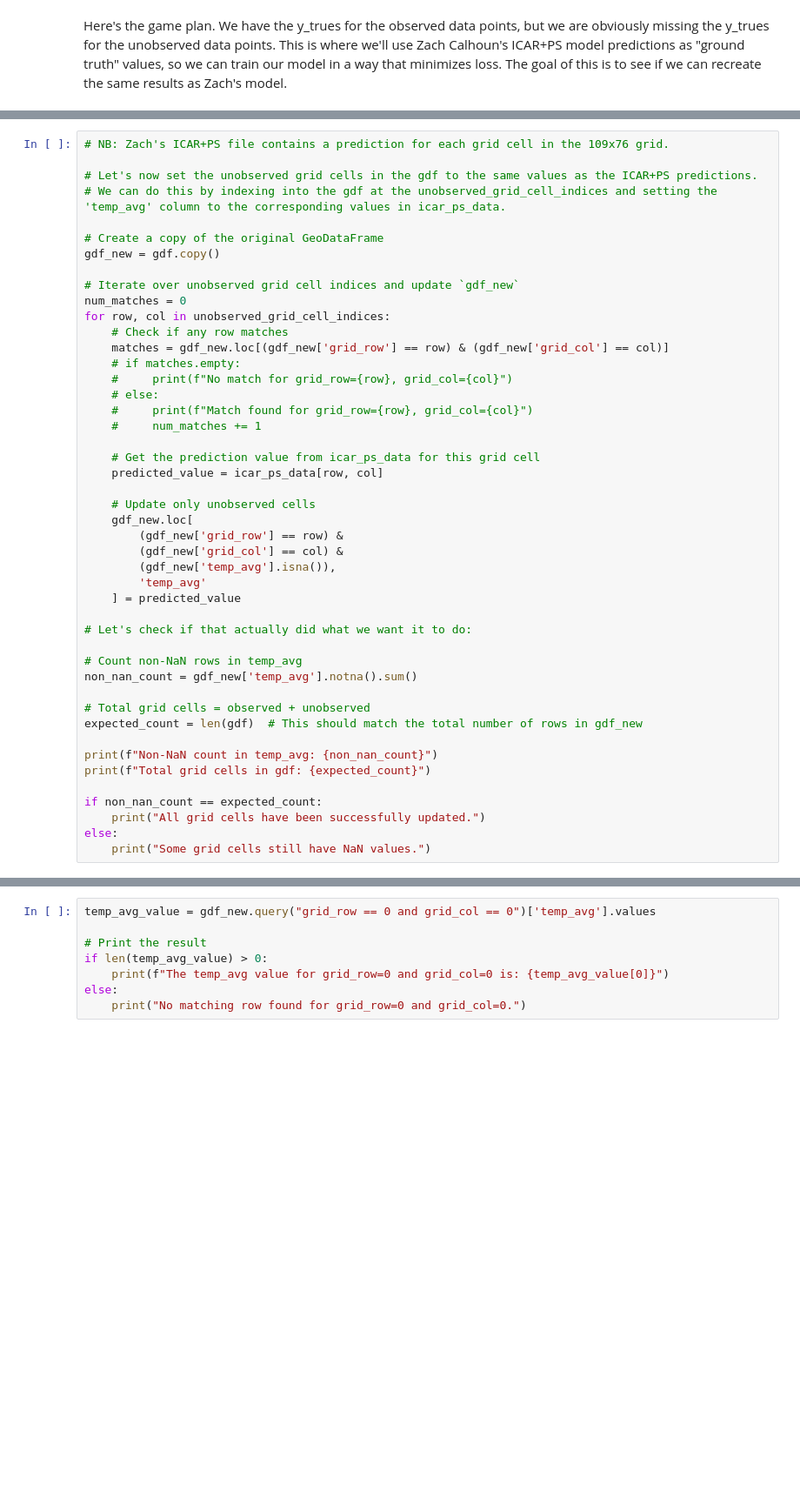
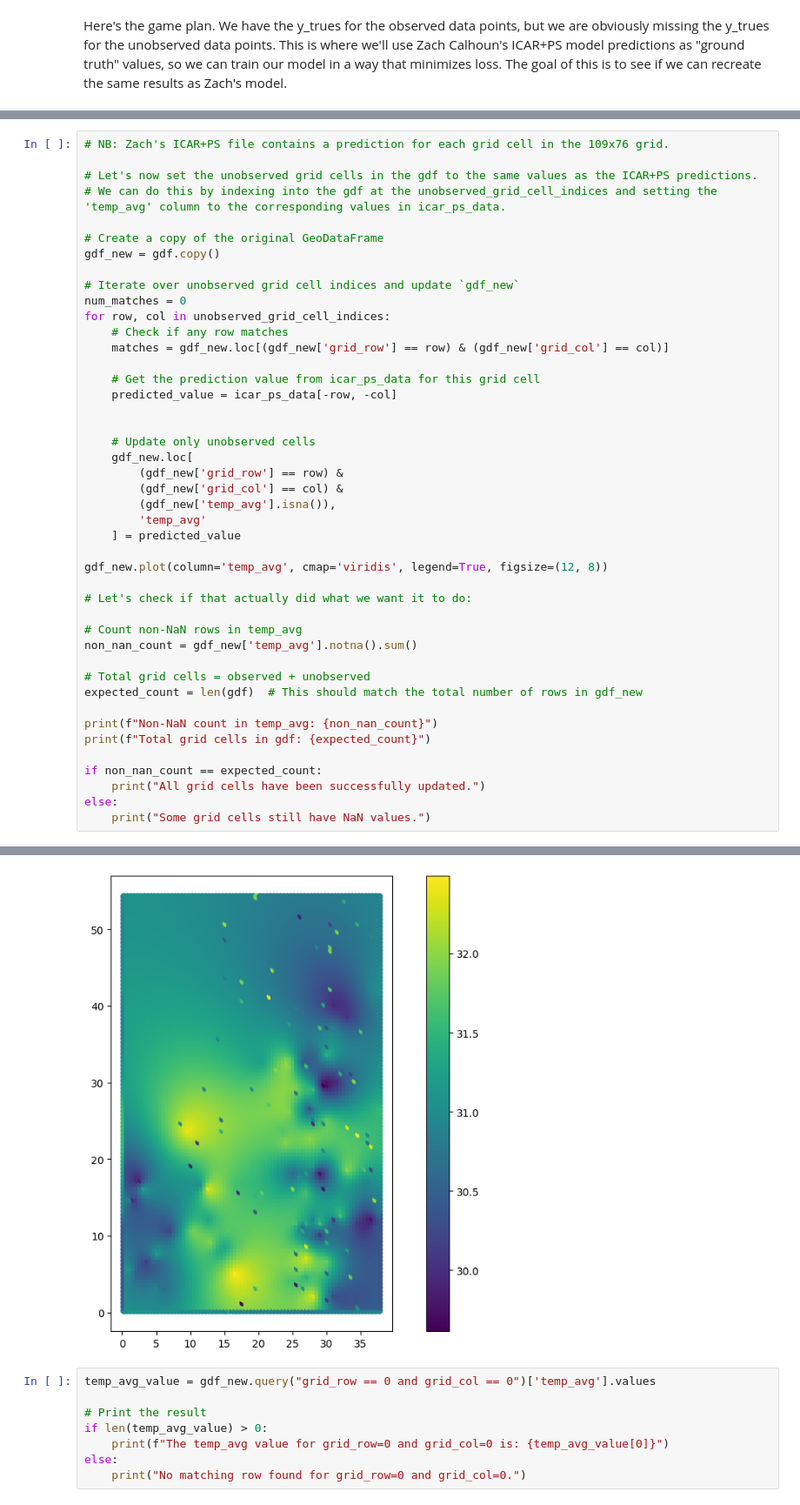
Before and after one commit to elliekkim/deep_ps, a Jupyter notebook: ps_on_durham/dk_ps_durham.ipynb, the cells around one changed output, grey strips where cells are left out. Shown: that part at 87% size. Cells and saved outputs as stored; diff of their text form; blank space fills up the shorter version.

```diff
--- a/ps_on_durham/dk_ps_durham.ipynb
+++ b/ps_on_durham/dk_ps_durham.ipynb
@@ -314,42 +302,41 @@ num_matches = 0
 for row, col in unobserved_grid_cell_indices:
     # Check if any row matches
     matches = gdf_new.loc[(gdf_new['grid_row'] == row) & (gdf_new['grid_col'] == col)]
-    # if matches.empty:
-    #     print(f"No match for grid_row={row}, grid_col={col}")
-    # else:
-    #     print(f"Match found for grid_row={row}, grid_col={col}")
-    #     num_matches += 1
 
     # Get the prediction value from icar_ps_data for this grid cell
-    predicted_value = icar_ps_data[row, col]
+    predicted_value = icar_ps_data[-row, -col]
+
 
     # Update only unobserved cells
     gdf_new.loc[
         (gdf_new['grid_row'] == row) &
         (gdf_new['grid_col'] == col) &
         (gdf_new['temp_avg'].isna()),
         'temp_avg'
     ] = predicted_value
+
+gdf_new.plot(column='temp_avg', cmap='viridis', legend=True, figsize=(12, 8))
 
 # Let's check if that actually did what we want it to do:
 
 # Count non-NaN rows in temp_avg
 non_nan_count = gdf_new['temp_avg'].notna().sum()
 
 # Total grid cells = observed + unobserved
 expected_count = len(gdf)  # This should match the total number of rows in gdf_new
 
 print(f"Non-NaN count in temp_avg: {non_nan_count}")
 print(f"Total grid cells in gdf: {expected_count}")
 
 if non_nan_count == expected_count:
     print("All grid cells have been successfully updated.")
 else:
     print("Some grid cells still have NaN values.")
 # %% [output]
 Non-NaN count in temp_avg: 8284
 Total grid cells in gdf: 8284
 All grid cells have been successfully updated.
+[figure, added]
 # %%
 temp_avg_value = gdf_new.query("grid_row == 0 and grid_col == 0")['temp_avg'].values
 
```
Also changed, not shown: parts of 10 cells of this notebook, 1 other file.
